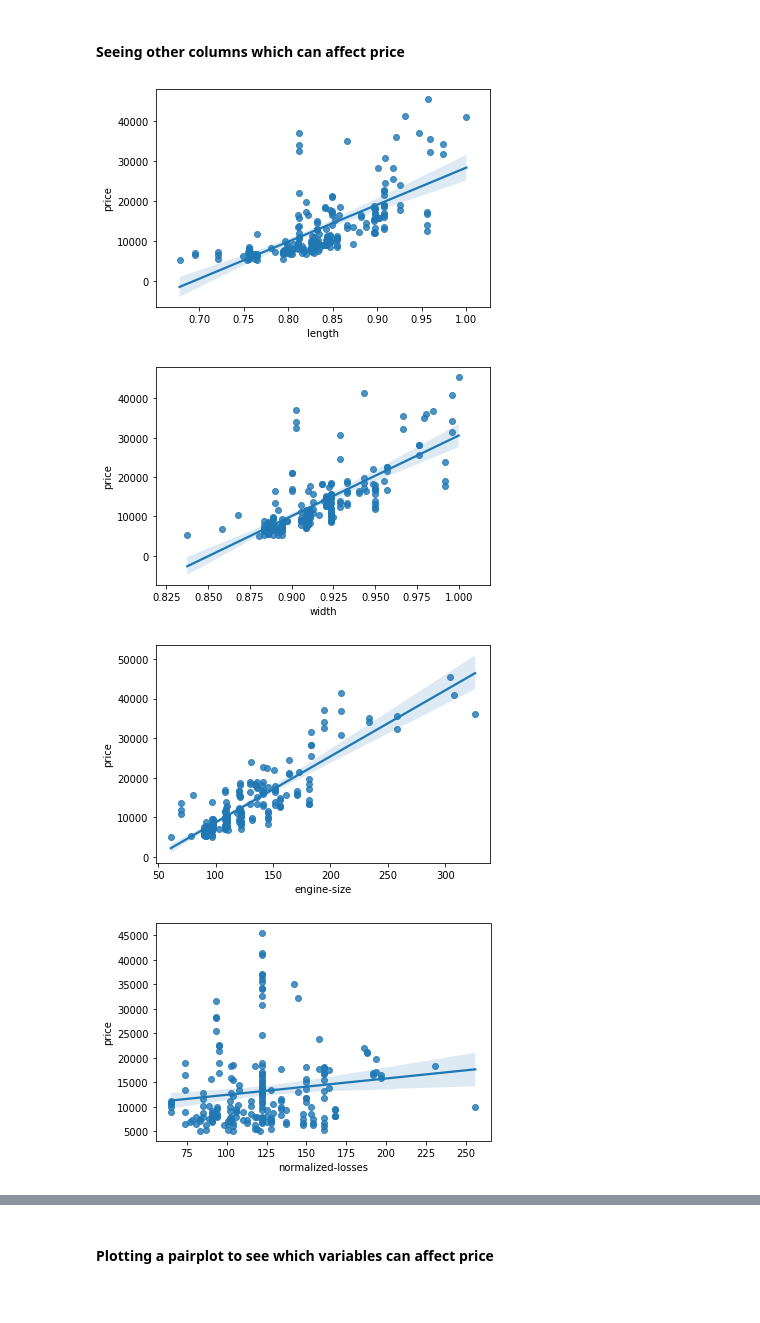
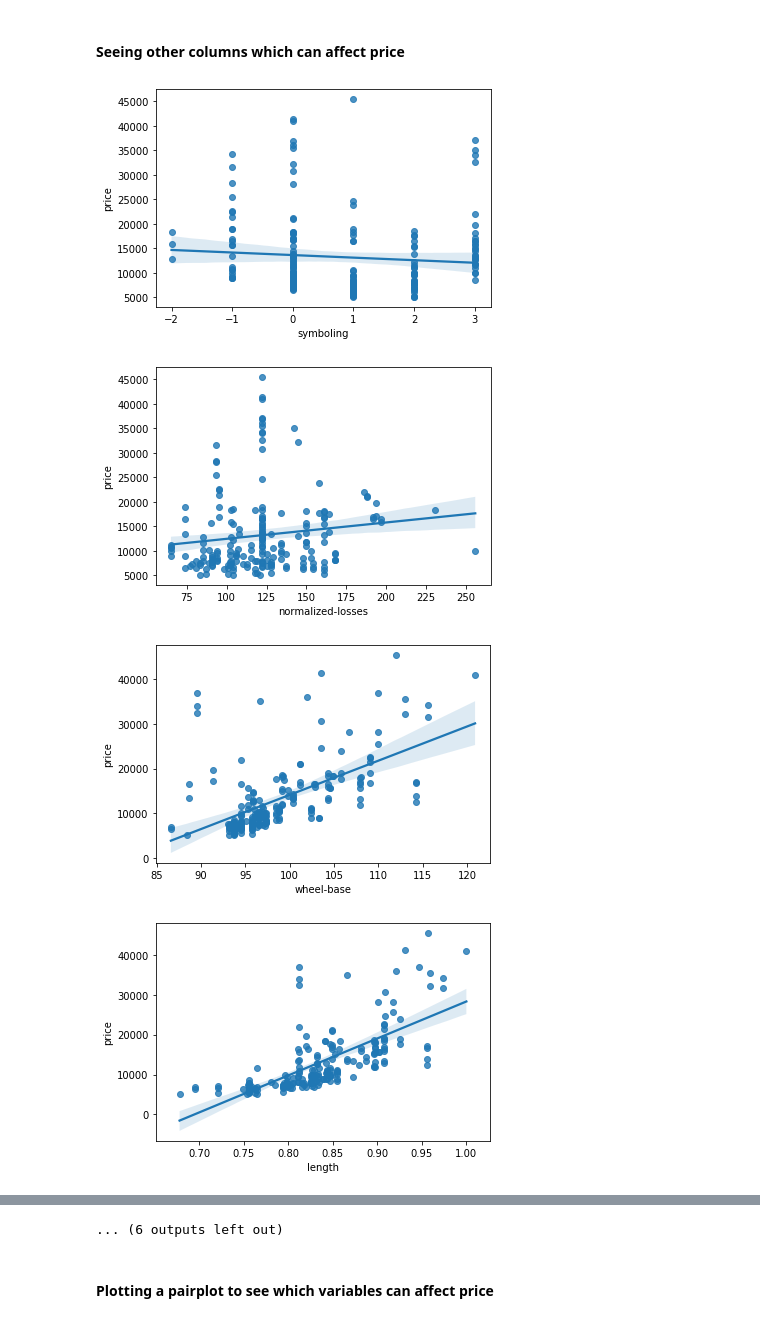
Before and after one commit to FlintyTub49/Sem_V-Machine-Learning, a Jupyter notebook: Exercise 2/Lab 2 - Exercise 2.ipynb, the cells around one changed output, grey strips where cells are left out. Cells and saved outputs as stored; diff of their text form; code cells hidden in the pictures.

```diff
--- a/Exercise 2/Lab 2 - Exercise 2.ipynb
+++ b/Exercise 2/Lab 2 - Exercise 2.ipynb
@@ -86,11 +86,12 @@ sns.regplot('engine-size', 'price', data=car)
 # %% [markdown]
 #### Seeing other columns which can affect price
 # %%
-for i in ['length','width','engine-size', 'normalized-losses']:
-    sns.regplot(y='price', x=i, data=car)
-    plt.show()
+for i in car.describe().columns:
+    if i!='price':
+        sns.regplot(y='price', x=i, data = car)
+        plt.show()
 # %% [output]
-[figure, old version]
+[figure, new version]
-[figure, old version]
+[figure, new version]
-[figure, old version]
+[figure, new version]
-[figure, old version]
+[figure, new version]
@@ -97,3 +106,4 @@ for i in ['length','width','engine-size', 'normalized-losses']:
+... (6 outputs left out)
 # %% [markdown]
 #### Plotting a pairplot to see which variables can affect price
 # %%
```
Also changed, not shown: parts of 6 cells of this notebook.
